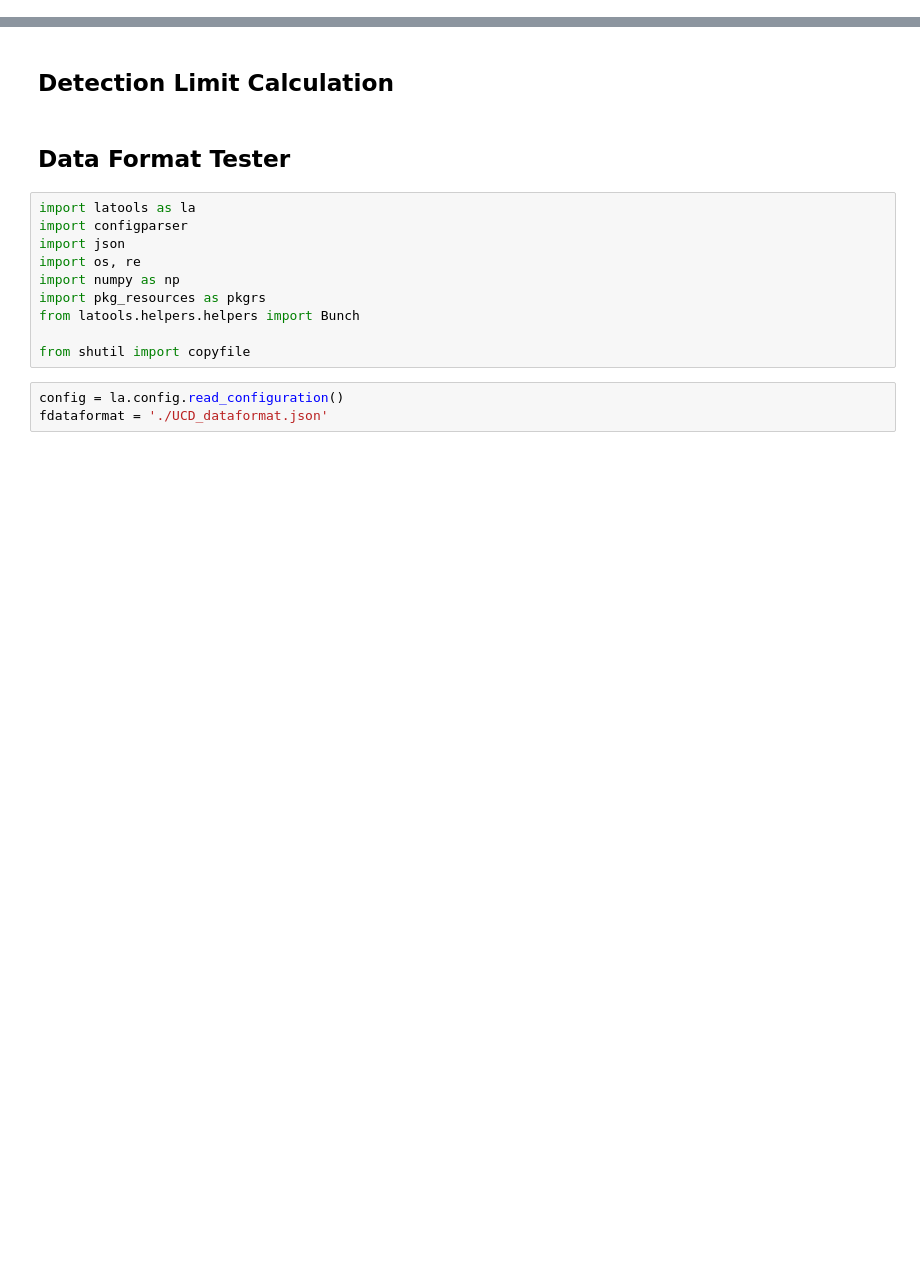
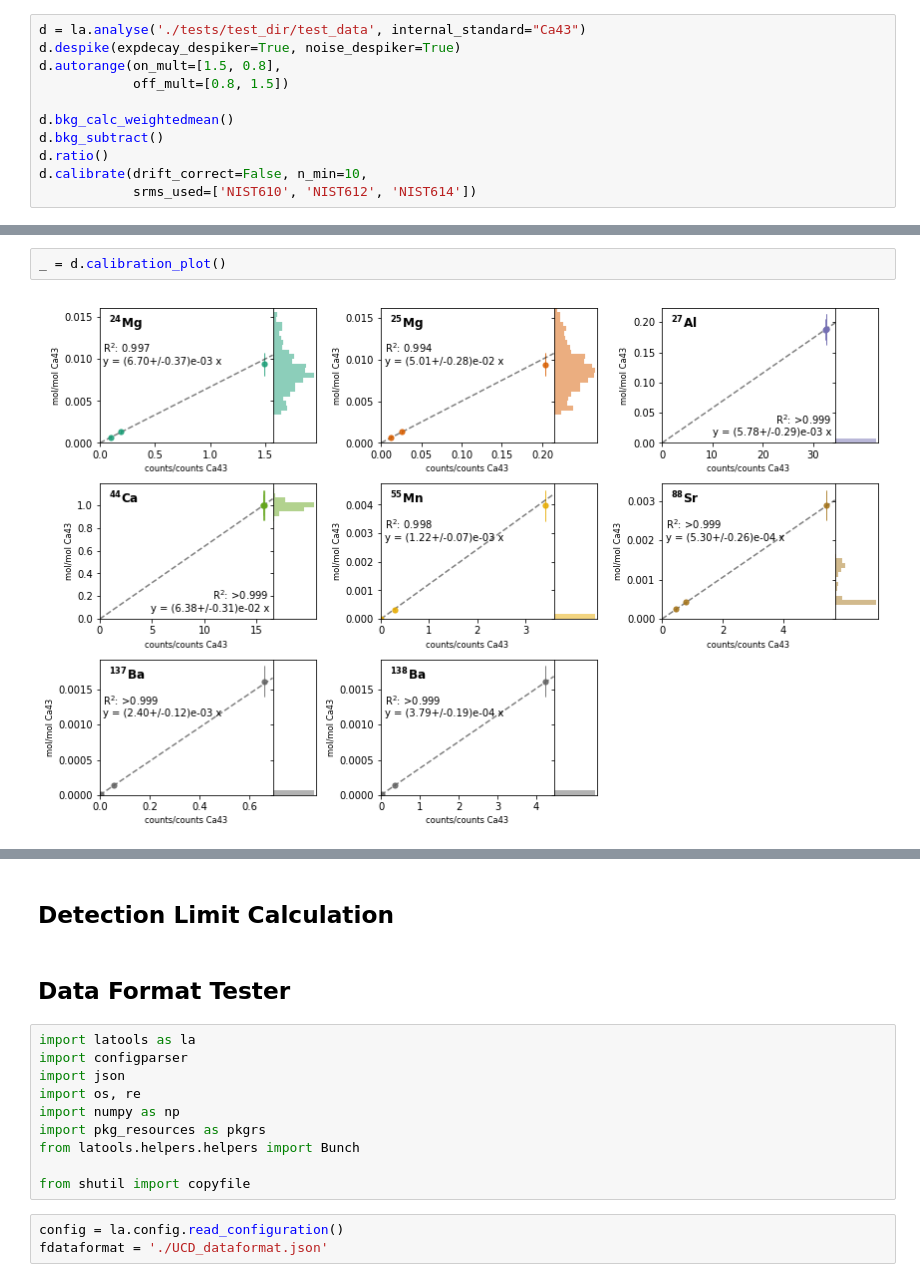
Before and after one commit to oscarbranson/latools, a Jupyter notebook: dev.ipynb, the cells around one changed output, grey strips where cells are left out. Saved outputs shown, nothing was run; the diff lists cells and outputs as text; blank space fills up the shorter version.

```diff
--- a/dev.ipynb
+++ b/dev.ipynb
@@ -286,0 +10,11 @@ from scipy import odr
+# %%
+d = la.analyse('./tests/test_dir/test_data', internal_standard="Ca43")
+d.despike(expdecay_despiker=True, noise_despiker=True)
+d.autorange(on_mult=[1.5, 0.8],
+            off_mult=[0.8, 1.5])
+
+d.bkg_calc_weightedmean()
+d.bkg_subtract()
+d.ratio()
+d.calibrate(drift_correct=False, n_min=10,
+            srms_used=['NIST610', 'NIST612', 'NIST614'])
@@ -286,0 +40,4 @@ from scipy import odr
+# %%
+_ = d.calibration_plot()
+# %% [output]
+[figure, added]
```
Also changed, not shown: parts of 55 cells of this notebook.
